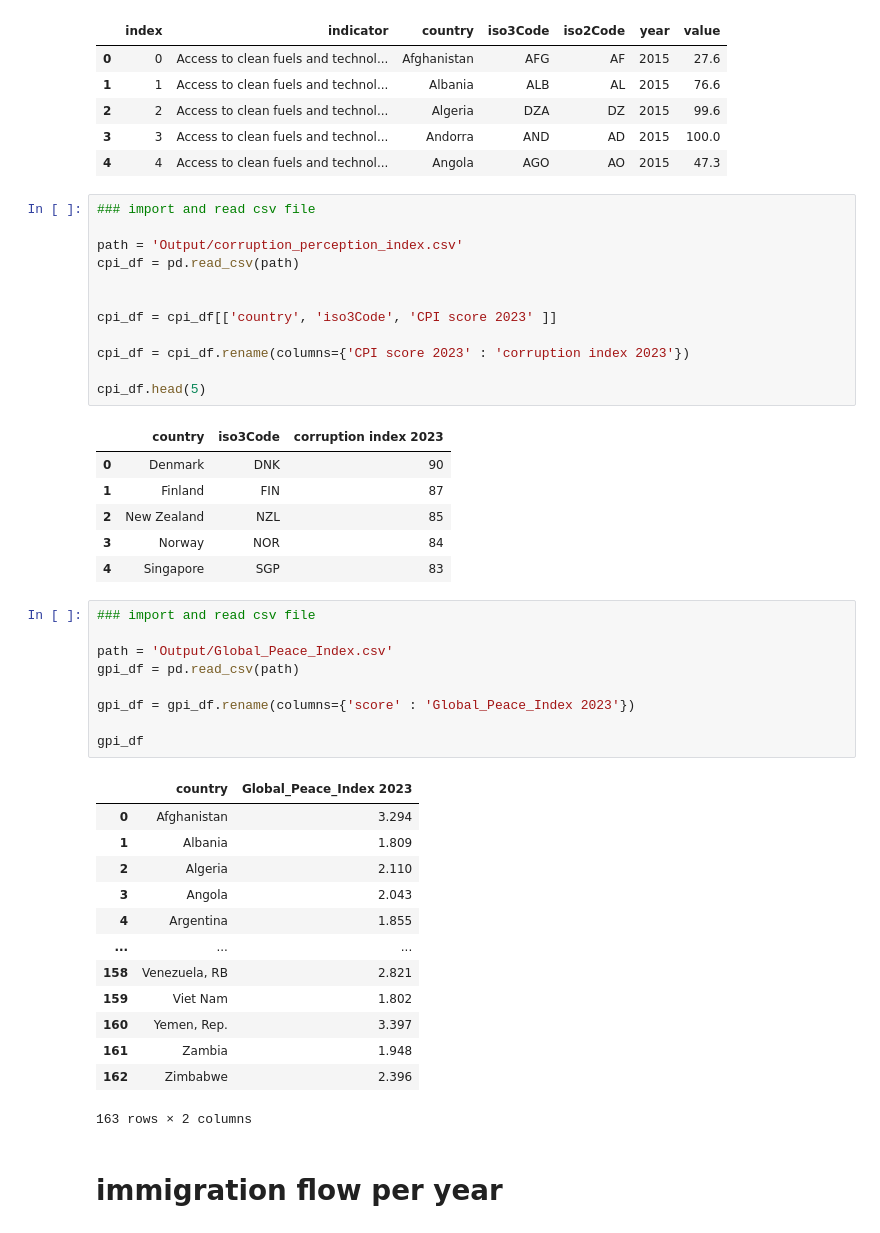
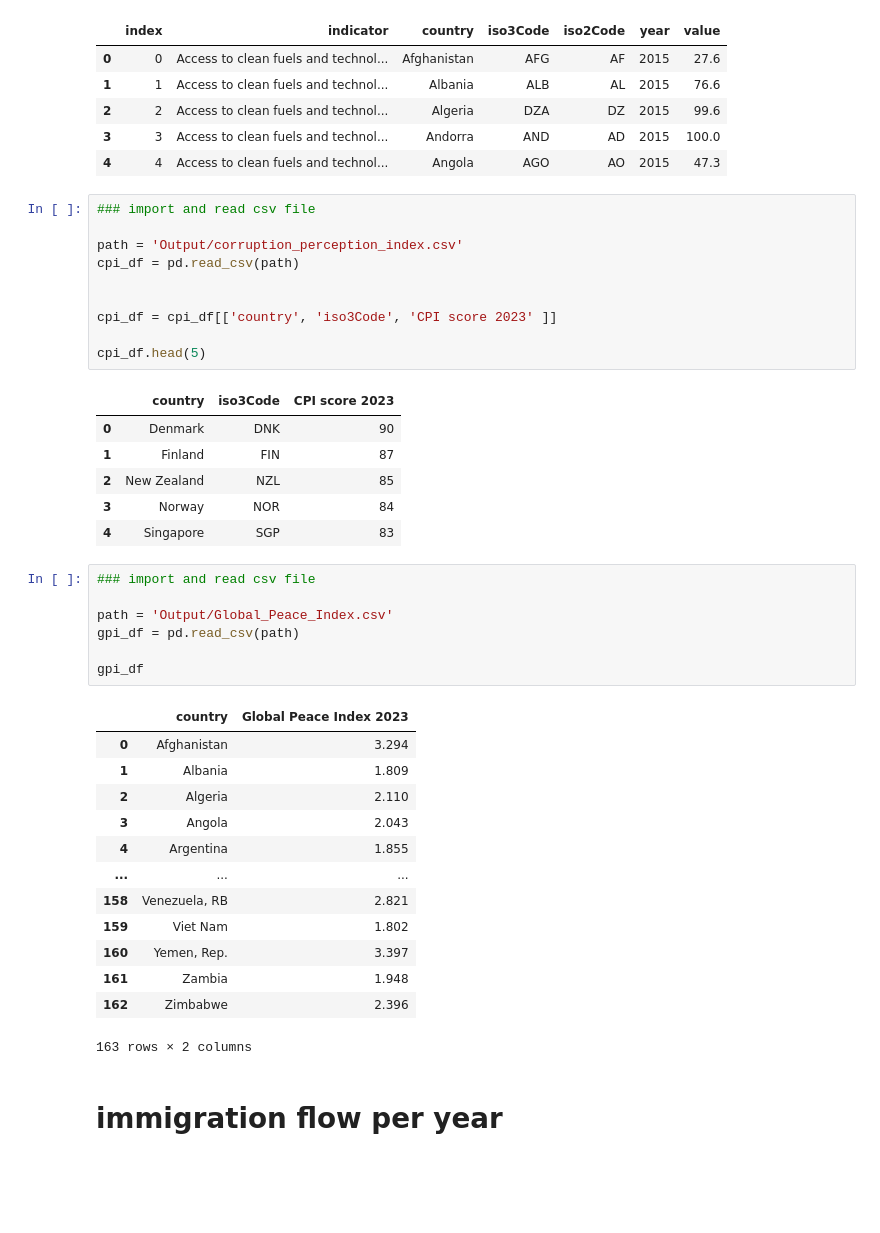
Before and after one commit to nazimben25/Project4_Group4_Immigration_to_canada, a Jupyter notebook: compiling_data.ipynb, the cells around one changed output. Cells and saved outputs as stored; diff of their text form; blank space fills up the shorter version.

```diff
--- a/compiling_data.ipynb
+++ b/compiling_data.ipynb
@@ -70,17 +70,15 @@ macro_data_df.head(5)
 # %%
 ### import and read csv file
 
 path = 'Output/corruption_perception_index.csv'
 cpi_df = pd.read_csv(path)
 
 
 cpi_df = cpi_df[['country', 'iso3Code', 'CPI score 2023' ]]
 
-cpi_df = cpi_df.rename(columns={'CPI score 2023' : 'corruption index 2023'})
-
 cpi_df.head(5)
 # %% [output]
-|  | country | iso3Code | corruption index 2023 |
+|  | country | iso3Code | CPI score 2023 |
 | 0 | Denmark | DNK | 90 |
 | 1 | Finland | FIN | 87 |
 | 2 | New Zealand | NZL | 85 |
@@ -92,11 +90,9 @@ cpi_df.head(5)
 path = 'Output/Global_Peace_Index.csv'
 gpi_df = pd.read_csv(path)
 
-gpi_df = gpi_df.rename(columns={'score' : 'Global_Peace_Index 2023'})
-
 gpi_df
 # %% [output]
-|  | country | Global_Peace_Index 2023 |
+|  | country | Global Peace Index 2023 |
 | 0 | Afghanistan | 3.294 |
 | 1 | Albania | 1.809 |
 | 2 | Algeria | 2.110 |
```
Also changed, not shown: parts of 21 cells of this notebook, 1 other file.
